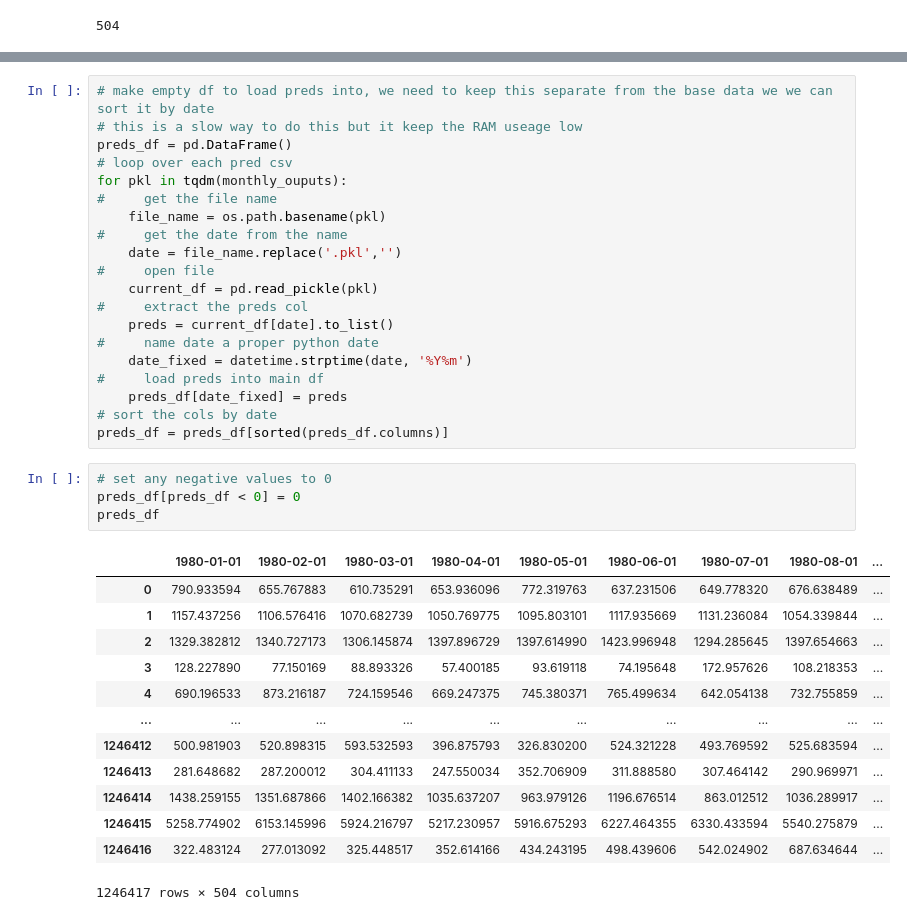
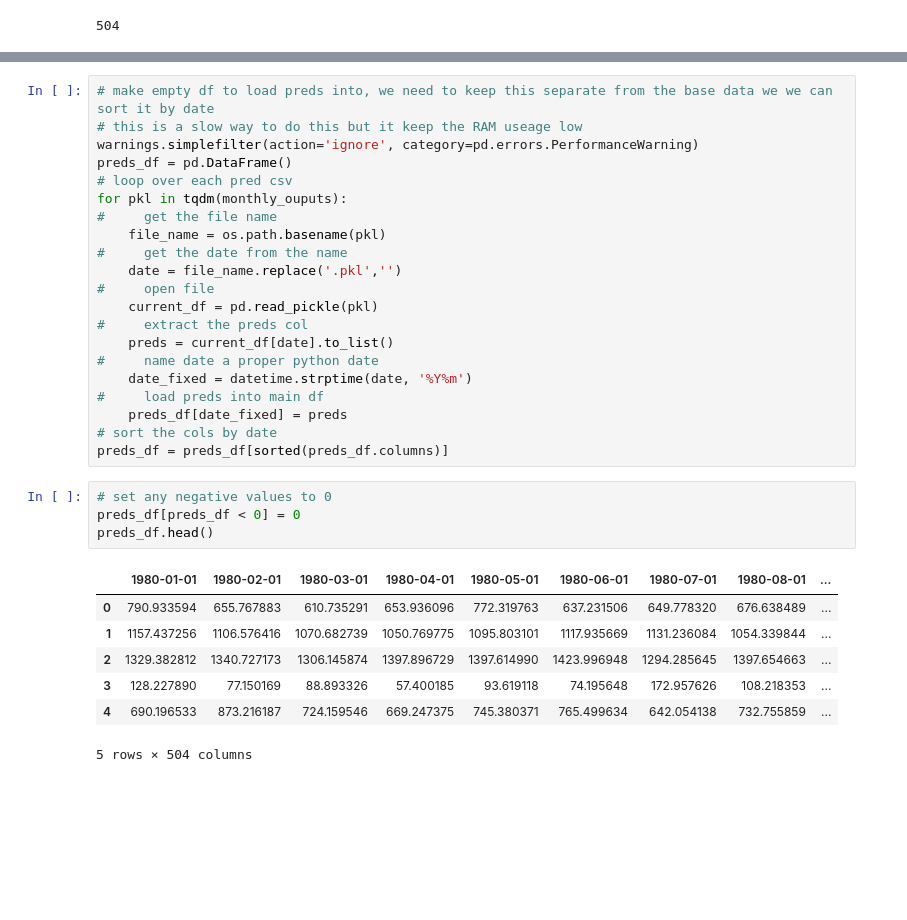
Before and after one commit to DPIRD-DMA/Weather-to-water, a Jupyter notebook: 3 Dam forecast pred XGB.ipynb, the cells around one changed output, grey strips where cells are left out. Saved outputs shown, nothing was run; the diff lists cells and outputs as text; blank space fills up the shorter version.

```diff
--- a/3 Dam forecast pred XGB.ipynb
+++ b/3 Dam forecast pred XGB.ipynb
@@ -173,6 +174,7 @@ dam_points.head()
 # %%
 # make empty df to load preds into, we need to keep this separate from the base data we we can sort it by date
 # this is a slow way to do this but it keep the RAM useage low
+warnings.simplefilter(action='ignore', category=pd.errors.PerformanceWarning)
 preds_df = pd.DataFrame()
 # loop over each pred csv
 for pkl in tqdm(monthly_ouputs):
@@ -193,21 +195,15 @@ preds_df = preds_df[sorted(preds_df.columns)]
 # %%
 # set any negative values to 0
 preds_df[preds_df < 0] = 0
-preds_df
+preds_df.head()
 # %% [output]
 |  | 1980-01-01 | 1980-02-01 | 1980-03-01 | 1980-04-01 | 1980-05-01 | 1980-06-01 | 1980-07-01 | 1980-08-01 | ... |
 | 0 | 790.933594 | 655.767883 | 610.735291 | 653.936096 | 772.319763 | 637.231506 | 649.778320 | 676.638489 | ... |
 | 1 | 1157.437256 | 1106.576416 | 1070.682739 | 1050.769775 | 1095.803101 | 1117.935669 | 1131.236084 | 1054.339844 | ... |
 | 2 | 1329.382812 | 1340.727173 | 1306.145874 | 1397.896729 | 1397.614990 | 1423.996948 | 1294.285645 | 1397.654663 | ... |
 | 3 | 128.227890 | 77.150169 | 88.893326 | 57.400185 | 93.619118 | 74.195648 | 172.957626 | 108.218353 | ... |
 | 4 | 690.196533 | 873.216187 | 724.159546 | 669.247375 | 745.380371 | 765.499634 | 642.054138 | 732.755859 | ... |
-| ... | ... | ... | ... | ... | ... | ... | ... | ... | ... |
-| 1246412 | 500.981903 | 520.898315 | 593.532593 | 396.875793 | 326.830200 | 524.321228 | 493.769592 | 525.683594 | ... |
-| 1246413 | 281.648682 | 287.200012 | 304.411133 | 247.550034 | 352.706909 | 311.888580 | 307.464142 | 290.969971 | ... |
-| 1246414 | 1438.259155 | 1351.687866 | 1402.166382 | 1035.637207 | 963.979126 | 1196.676514 | 863.012512 | 1036.289917 | ... |
-| 1246415 | 5258.774902 | 6153.145996 | 5924.216797 | 5217.230957 | 5916.675293 | 6227.464355 | 6330.433594 | 5540.275879 | ... |
-| 1246416 | 322.483124 | 277.013092 | 325.448517 | 352.614166 | 434.243195 | 498.439606 | 542.024902 | 687.634644 | ... |
-1246417 rows × 504 columns
+5 rows × 504 columns
 # %%
 # join the input dam points data with the preds
 preds_with_meta = pd.concat([dam_points, preds_df], axis=1)
```
Also changed, not shown: parts of 27 cells of this notebook, 12 other files.
